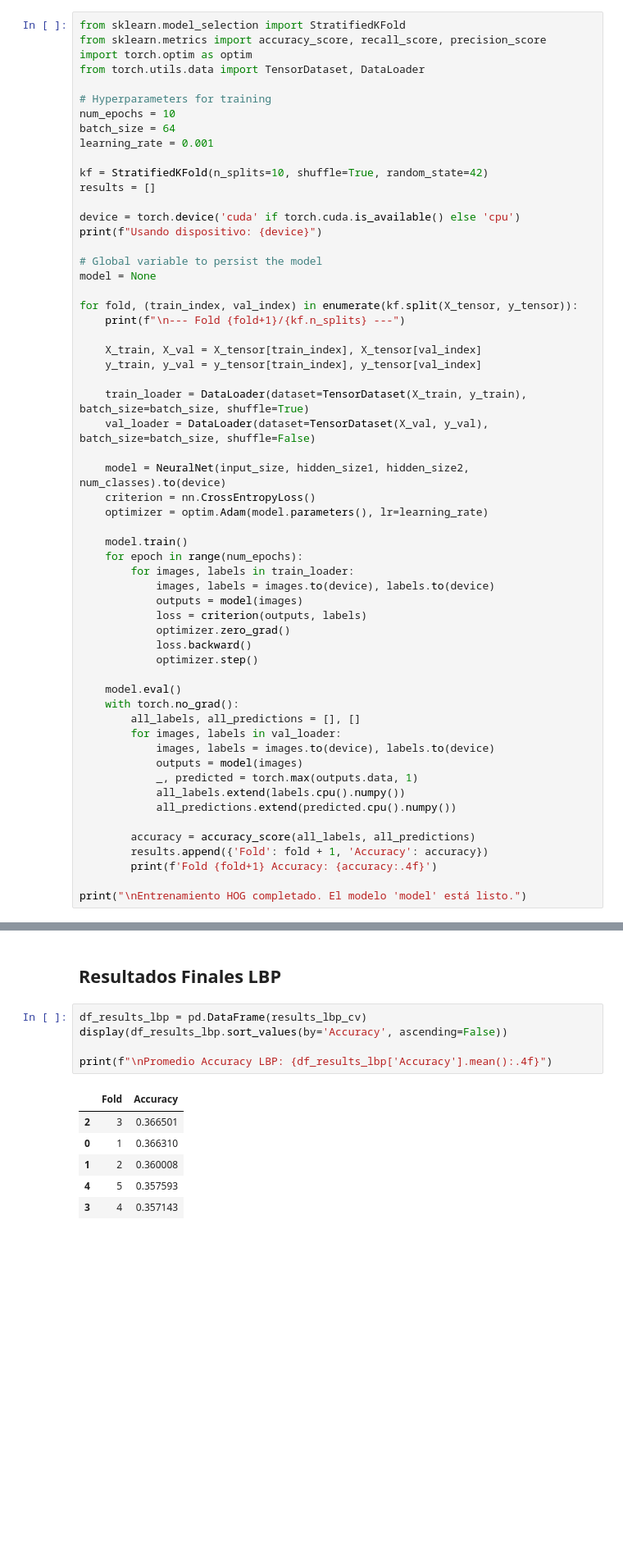
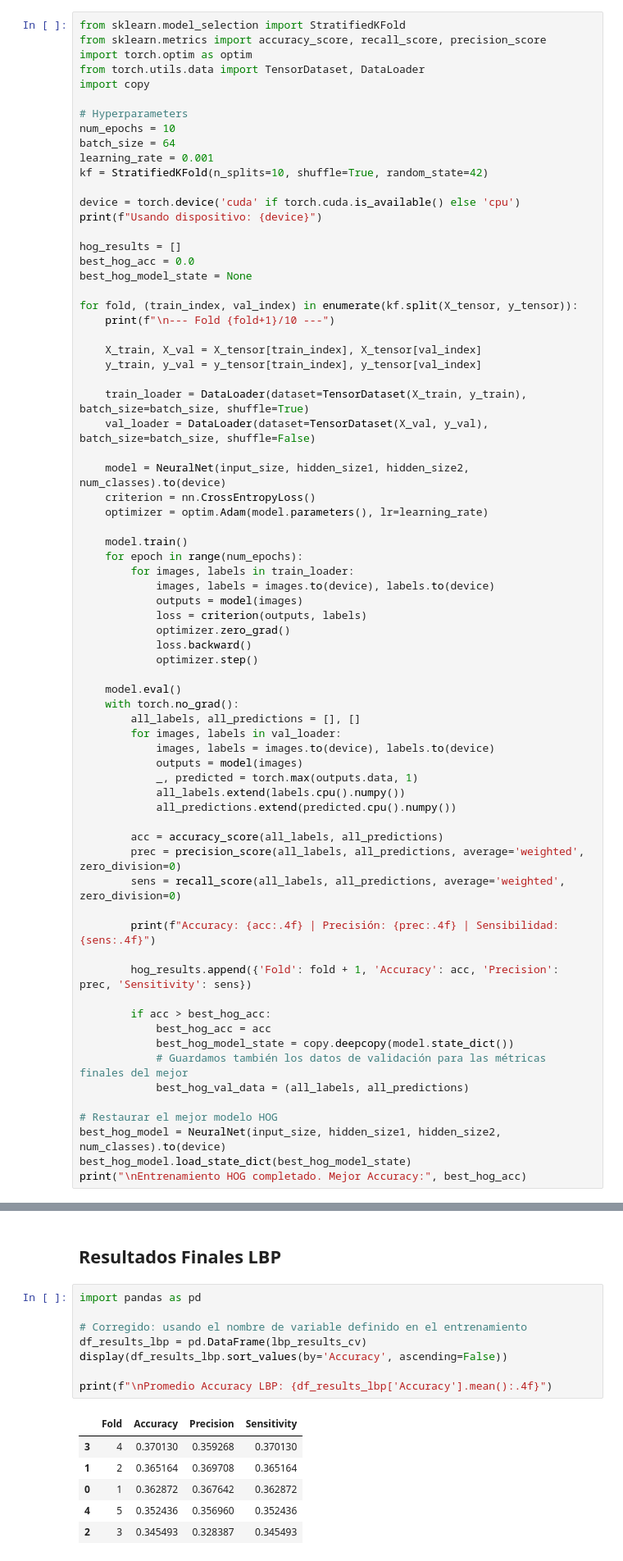
Before and after one commit to MrRichar02/Laboratorio-Imagenes-2, a Jupyter notebook: lab2_imagenes.ipynb, the cells around one changed output, grey strips where cells are left out. Shown at 82% size. Drawn from its saved outputs; the diff is of its cells as text; blank space fills up the shorter version.

```diff
--- a/lab2_imagenes.ipynb
+++ b/lab2_imagenes.ipynb
@@ -481,23 +481,23 @@ from sklearn.model_selection import StratifiedKFold
 from sklearn.metrics import accuracy_score, recall_score, precision_score
 import torch.optim as optim
 from torch.utils.data import TensorDataset, DataLoader
+import copy
 
-# Hyperparameters for training
+# Hyperparameters
 num_epochs = 10
 batch_size = 64
 learning_rate = 0.001
-
 kf = StratifiedKFold(n_splits=10, shuffle=True, random_state=42)
-results = []
 
 device = torch.device('cuda' if torch.cuda.is_available() else 'cpu')
 print(f"Usando dispositivo: {device}")
 
-# Global variable to persist the model
-model = None
+hog_results = []
+best_hog_acc = 0.0
+best_hog_model_state = None
 
 for fold, (train_index, val_index) in enumerate(kf.split(X_tensor, y_tensor)):
-    print(f"\n--- Fold {fold+1}/{kf.n_splits} ---")
+    print(f"\n--- Fold {fold+1}/10 ---")
 
     X_train, X_val = X_tensor[train_index], X_tensor[val_index]
     y_train, y_val = y_tensor[train_index], y_tensor[val_index]
@@ -529,11 +529,24 @@ for fold, (train_index, val_index) in enumerate(kf.split(X_tensor, y_tensor)):
             all_labels.extend(labels.cpu().numpy())
             all_predictions.extend(predicted.cpu().numpy())
 
-        accuracy = accuracy_score(all_labels, all_predictions)
-        results.append({'Fold': fold + 1, 'Accuracy': accuracy})
-        print(f'Fold {fold+1} Accuracy: {accuracy:.4f}')
+        acc = accuracy_score(all_labels, all_predictions)
+        prec = precision_score(all_labels, all_predictions, average='weighted', zero_division=0)
+        sens = recall_score(all_labels, all_predictions, average='weighted', zero_division=0)
 
-print("\nEntrenamiento HOG completado. El modelo 'model' está listo.")
+        print(f"Accuracy: {acc:.4f} | Precisión: {prec:.4f} | Sensibilidad: {sens:.4f}")
+
+        hog_results.append({'Fold': fold + 1, 'Accuracy': acc, 'Precision': prec, 'Sensitivity': sens})
+
+        if acc > best_hog_acc:
+            best_hog_acc = acc
+            best_hog_model_state = copy.deepcopy(model.state_dict())
+            # Guardamos también los datos de validación para las métricas finales del mejor
+            best_hog_val_data = (all_labels, all_predictions)
+
+# Restaurar el mejor modelo HOG
+best_hog_model = NeuralNet(input_size, hidden_size1, hidden_size2, num_classes).to(device)
+best_hog_model.load_state_dict(best_hog_model_state)
+print("\nEntrenamiento HOG completado. Mejor Accuracy:", best_hog_acc)
 # %% [output]
 Usando dispositivo: cuda
 
@@ -760,14 +791,17 @@ Entrenamiento LBP completado. El modelo 'model_lbp' está listo.
 # %% [markdown]
 ## Resultados Finales LBP
 # %%
-df_results_lbp = pd.DataFrame(results_lbp_cv)
+import pandas as pd
+
+# Corregido: usando el nombre de variable definido en el entrenamiento
+df_results_lbp = pd.DataFrame(lbp_results_cv)
 display(df_results_lbp.sort_values(by='Accuracy', ascending=False))
 
 print(f"\nPromedio Accuracy LBP: {df_results_lbp['Accuracy'].mean():.4f}")
 # %% [output]
-|  | Fold | Accuracy |
-| 2 | 3 | 0.366501 |
-| 0 | 1 | 0.366310 |
-| 1 | 2 | 0.360008 |
-| 4 | 5 | 0.357593 |
-| 3 | 4 | 0.357143 |
+|  | Fold | Accuracy | Precision | Sensitivity |
+| 3 | 4 | 0.370130 | 0.359268 | 0.370130 |
+| 1 | 2 | 0.365164 | 0.369708 | 0.365164 |
+| 0 | 1 | 0.362872 | 0.367642 | 0.362872 |
+| 4 | 5 | 0.352436 | 0.356960 | 0.352436 |
+| 2 | 3 | 0.345493 | 0.328387 | 0.345493 |
```
Also changed, not shown: parts of 9 cells of this notebook.
